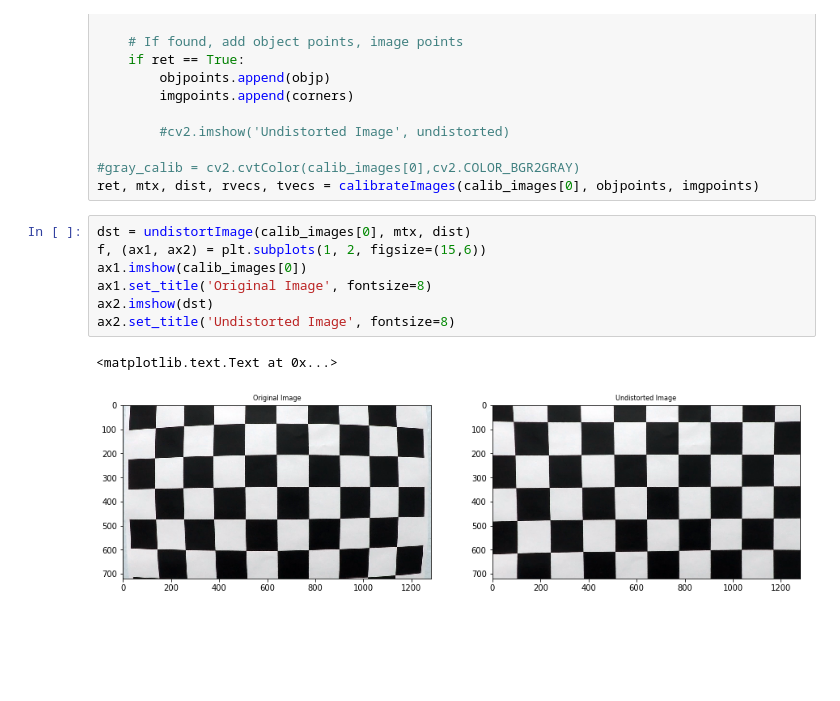
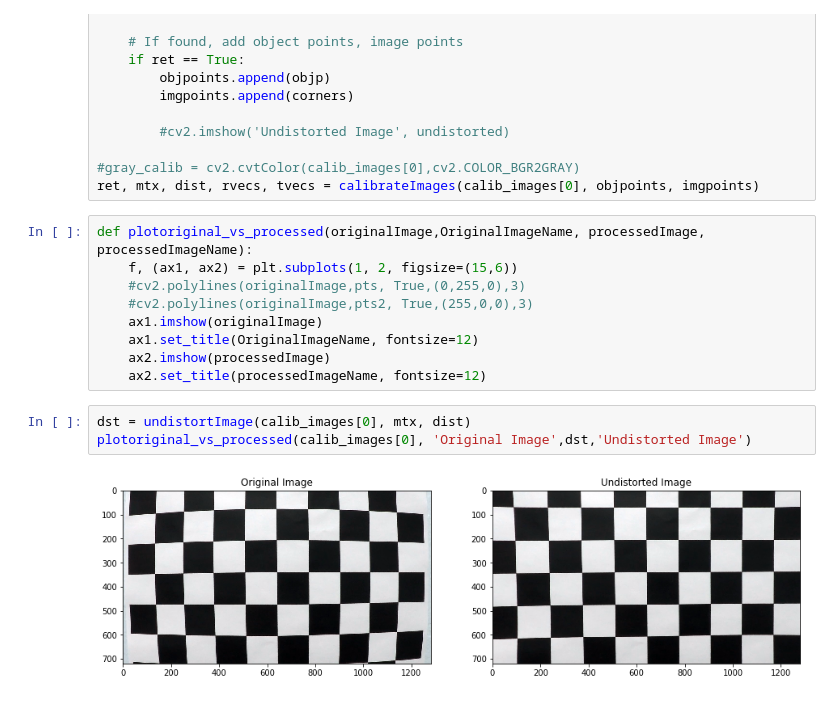
Before and after one commit to AkshathaHolla91/CarND-Advanced-Lane-Lines, a Jupyter notebook: advanced_lane_lines.ipynb, the cells around one changed output. Drawn from its saved outputs; the diff is of its cells as text; blank space fills up the shorter version.

```diff
--- a/advanced_lane_lines.ipynb
+++ b/advanced_lane_lines.ipynb
@@ -47,16 +47,20 @@ for fname in images:
 
 #gray_calib = cv2.cvtColor(calib_images[0],cv2.COLOR_BGR2GRAY)
 ret, mtx, dist, rvecs, tvecs = calibrateImages(calib_images[0], objpoints, imgpoints)
+# %%
+def plotoriginal_vs_processed(originalImage,OriginalImageName, processedImage, processedImageName):
+    f, (ax1, ax2) = plt.subplots(1, 2, figsize=(15,6))
+    #cv2.polylines(originalImage,pts, True,(0,255,0),3)
+    #cv2.polylines(originalImage,pts2, True,(255,0,0),3)
+    ax1.imshow(originalImage)
+    ax1.set_title(OriginalImageName, fontsize=12)
+    ax2.imshow(processedImage)
+    ax2.set_title(processedImageName, fontsize=12)
 # %%
 dst = undistortImage(calib_images[0], mtx, dist)
-f, (ax1, ax2) = plt.subplots(1, 2, figsize=(15,6))
-ax1.imshow(calib_images[0])
-ax1.set_title('Original Image', fontsize=8)
-ax2.imshow(dst)
-ax2.set_title('Undistorted Image', fontsize=8)
+plotoriginal_vs_processed(calib_images[0], 'Original Image',dst,'Undistorted Image')
 # %% [output]
-<matplotlib.text.Text at 0x...>
-[figure, old version]
+[figure, new version]
 # %%
 def abs_sobel_thresh(img, orient='x', sobel_kernel=3, thresh=(0, 255)):
     # Calculate directional gradient
```
Also changed, not shown: parts of 5 cells of this notebook, 33 other files.
